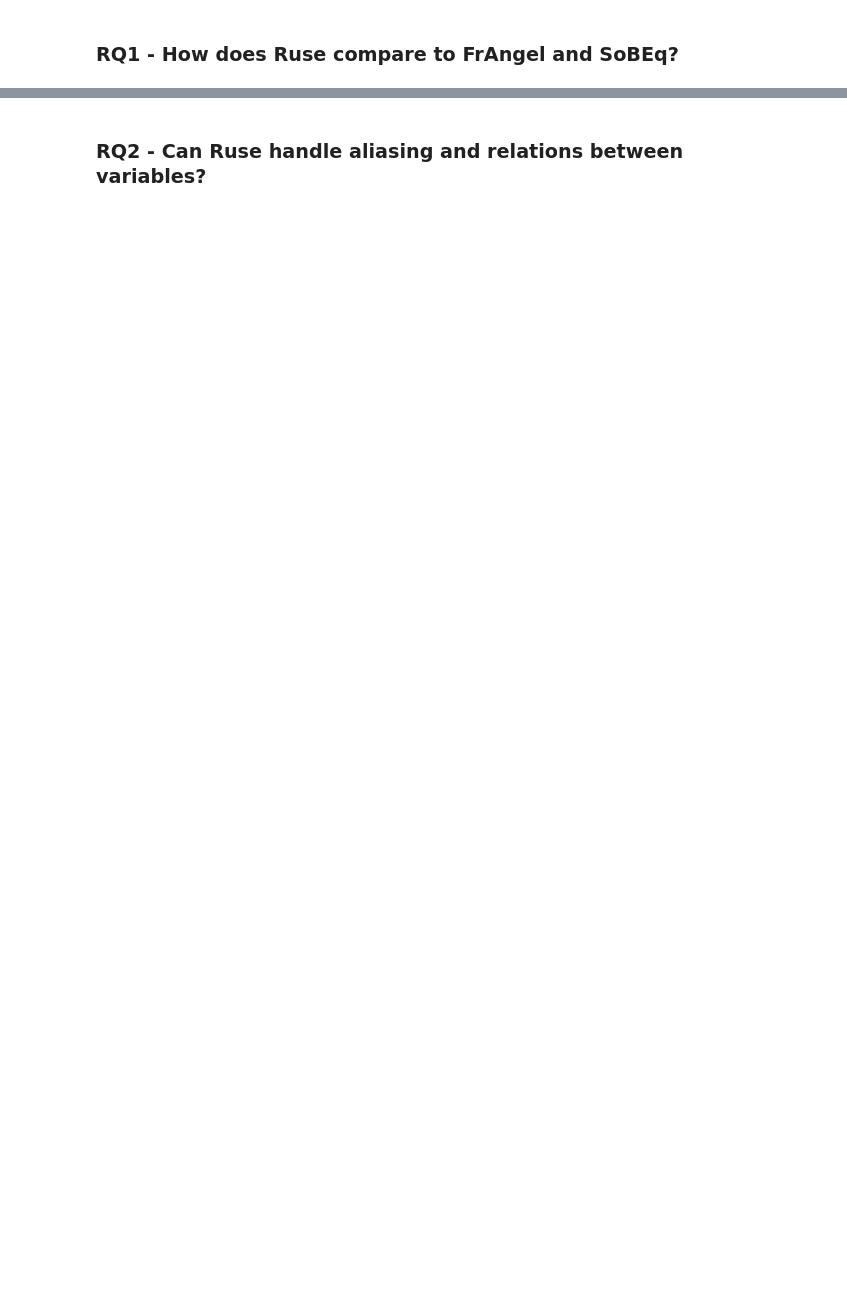
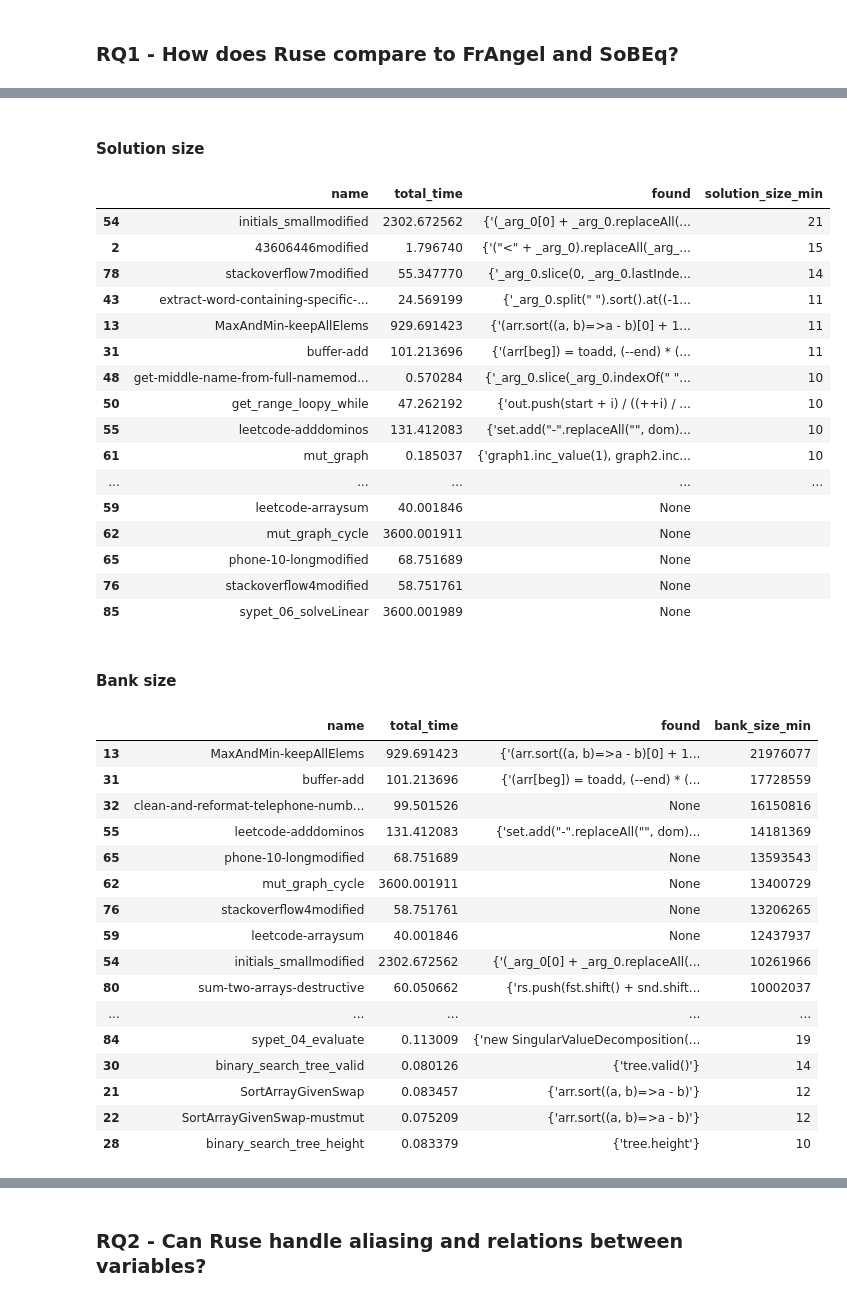
Before and after one commit to DaAnIV/Ruse, a Jupyter notebook: experiments/experiments.ipynb, the cells around one changed output, grey strips where cells are left out. Cells and saved outputs as stored; diff of their text form; code cells hidden in the pictures; blank space fills up the shorter version.

```diff
--- a/experiments/experiments.ipynb
+++ b/experiments/experiments.ipynb
@@ -525,9 +577,46 @@ with pd.ExcelWriter("results/ruse_benchmarks.xlsx", engine="xlsxwriter") as writ
 # %%
 display(Markdown(f"#### Solution size"))
-display_df(ruse_compared_tasks.sort_values(by="solution_size_min", ascending=False)[["name", "total_time", "found", "solution_size_min"]])
+display_df(ruse_regular_tasks.sort_values(by="solution_size_min", ascending=False)[["name", "total_time", "found", "solution_size_min"]])
 
 display(Markdown(f"#### Bank size"))
-display_df(ruse_compared_tasks.sort_values(by="bank_size_min", ascending=False)[["name", "total_time", "found", "bank_size_min"]])
+display_df(ruse_regular_tasks.sort_values(by="bank_size_min", ascending=False)[["name", "total_time", "found", "bank_size_min"]])
+# %% [output]
+#### Solution size
+|  | name | total_time | found | solution_size_min |
+| 54 | initials_smallmodified | 2302.672562 | {'(_arg_0[0] + _arg_0.replaceAll(... | 21 |
+| 2 | 43606446modified | 1.796740 | {'("<" + _arg_0).replaceAll(_arg_... | 15 |
+| 78 | stackoverflow7modified | 55.347770 | {'_arg_0.slice(0, _arg_0.lastInde... | 14 |
+| 43 | extract-word-containing-specific-... | 24.569199 | {'_arg_0.split(" ").sort().at((-1... | 11 |
+| 13 | MaxAndMin-keepAllElems | 929.691423 | {'(arr.sort((a, b)=>a - b)[0] + 1... | 11 |
+| 31 | buffer-add | 101.213696 | {'(arr[beg]) = toadd, (--end) * (... | 11 |
+| 48 | get-middle-name-from-full-namemod... | 0.570284 | {'_arg_0.slice(_arg_0.indexOf(" "... | 10 |
+| 50 | get_range_loopy_while | 47.262192 | {'out.push(start + i) / ((++i) / ... | 10 |
+| 55 | leetcode-adddominos | 131.412083 | {'set.add("-".replaceAll("", dom)... | 10 |
+| 61 | mut_graph | 0.185037 | {'graph1.inc_value(1), graph2.inc... | 10 |
+| ... | ... | ... | ... | ... |
+| 59 | leetcode-arraysum | 40.001846 | None |  |
+| 62 | mut_graph_cycle | 3600.001911 | None |  |
+| 65 | phone-10-longmodified | 68.751689 | None |  |
+| 76 | stackoverflow4modified | 58.751761 | None |  |
+| 85 | sypet_06_solveLinear | 3600.001989 | None |  |
+#### Bank size
+|  | name | total_time | found | bank_size_min |
+| 13 | MaxAndMin-keepAllElems | 929.691423 | {'(arr.sort((a, b)=>a - b)[0] + 1... | 21976077 |
+| 31 | buffer-add | 101.213696 | {'(arr[beg]) = toadd, (--end) * (... | 17728559 |
+| 32 | clean-and-reformat-telephone-numb... | 99.501526 | None | 16150816 |
+| 55 | leetcode-adddominos | 131.412083 | {'set.add("-".replaceAll("", dom)... | 14181369 |
+| 65 | phone-10-longmodified | 68.751689 | None | 13593543 |
+| 62 | mut_graph_cycle | 3600.001911 | None | 13400729 |
+| 76 | stackoverflow4modified | 58.751761 | None | 13206265 |
+| 59 | leetcode-arraysum | 40.001846 | None | 12437937 |
+| 54 | initials_smallmodified | 2302.672562 | {'(_arg_0[0] + _arg_0.replaceAll(... | 10261966 |
+| 80 | sum-two-arrays-destructive | 60.050662 | {'rs.push(fst.shift() + snd.shift... | 10002037 |
+| ... | ... | ... | ... | ... |
+| 84 | sypet_04_evaluate | 0.113009 | {'new SingularValueDecomposition(... | 19 |
+| 30 | binary_search_tree_valid | 0.080126 | {'tree.valid()'} | 14 |
+| 21 | SortArrayGivenSwap | 0.083457 | {'arr.sort((a, b)=>a - b)'} | 12 |
+| 22 | SortArrayGivenSwap-mustmut | 0.075209 | {'arr.sort((a, b)=>a - b)'} | 12 |
+| 28 | binary_search_tree_height | 0.083379 | {'tree.height'} | 10 |
 # %%
 def get_real_sy_path(name):
     sobeq_benchmarks_dir = os.path.join(get_workspace_root(), "experiments/ruse_sobeq_benchmarks/benchmarks")
```
Also changed, not shown: parts of 27 cells of this notebook.
